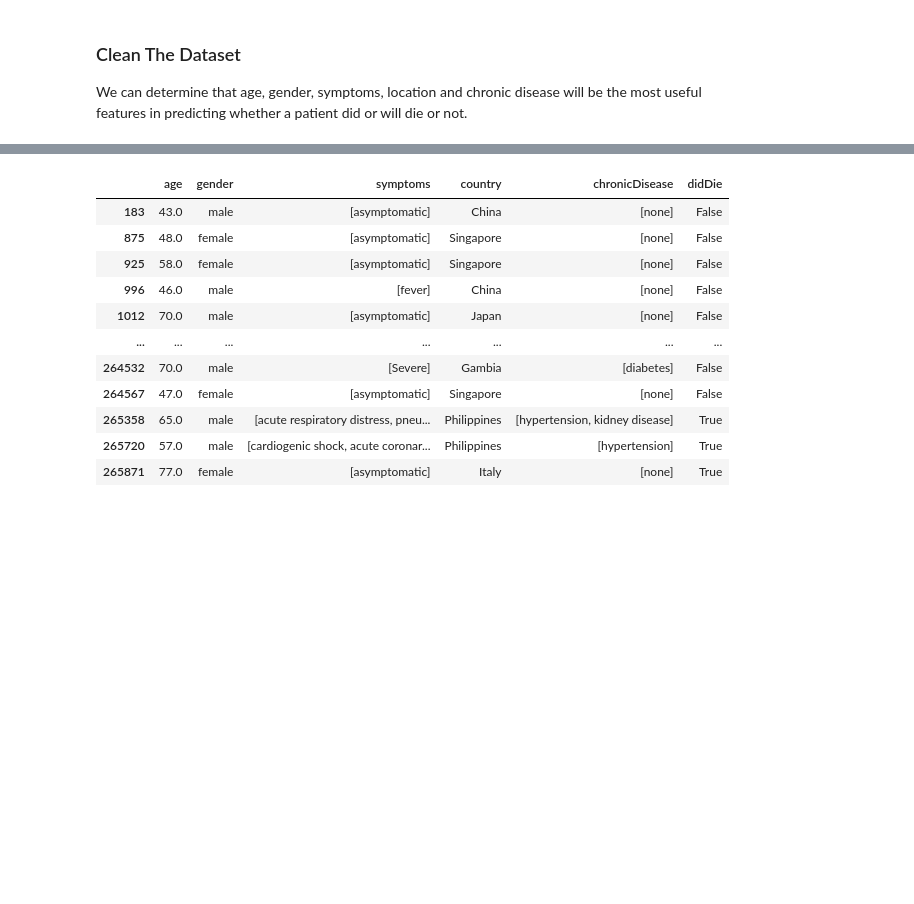
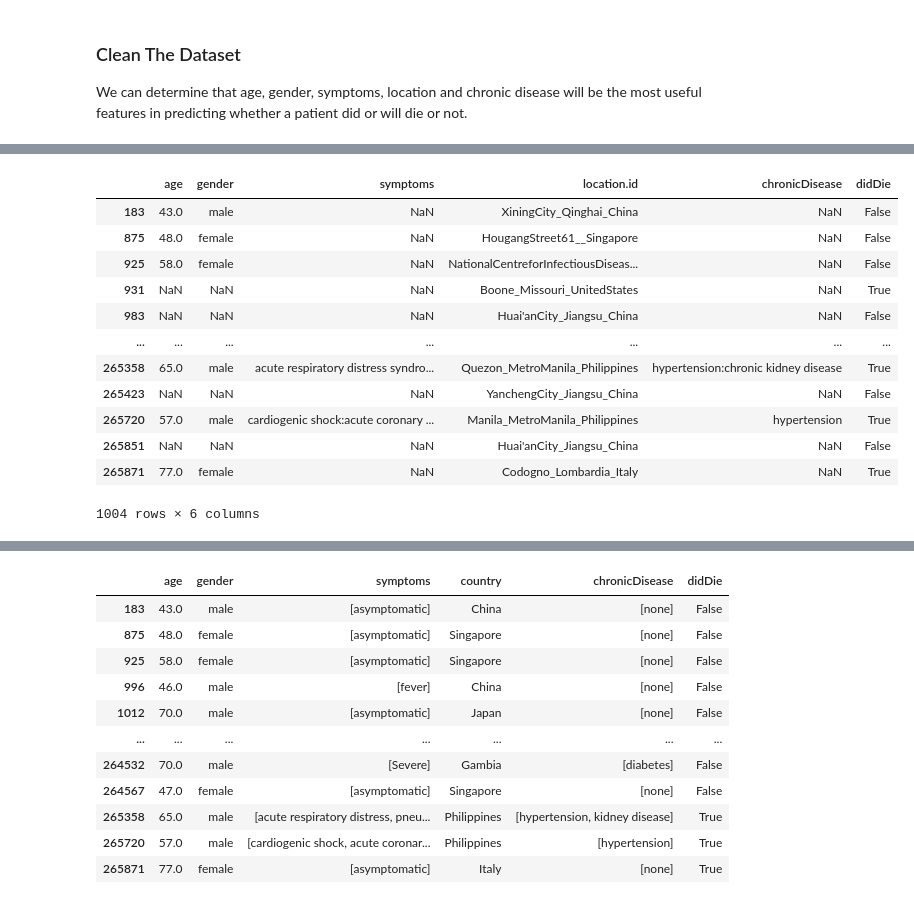
Before and after one commit to edsto1/Covid19_Analysis_and_MachineLearning_Predictions, a Jupyter notebook: Covid19_Data_Cleansing.ipynb, the cells around one changed output, grey strips where cells are left out. Drawn from its saved outputs; the diff is of its cells as text; code cells hidden in the pictures; blank space fills up the shorter version.

```diff
--- a/Covid19_Data_Cleansing.ipynb
+++ b/Covid19_Data_Cleansing.ipynb
@@ -57,9 +57,5 @@ We can determine that age, gender, symptoms, location and chronic disease will b
 # %%
 #Create new df out of only the columns we want
 patient_level = dataset[["age", "gender", "symptoms", "location.id", "chronicDisease", "didDie"]]
-
-#Drop null values
-patient_level = patient_level.dropna(subset = ["didDie", "gender"])
-
-patient_level
+patient_level.info()
 # %% [output]
@@ -78,0 +78,19 @@ patient_level
+# %%
+#Drop null values
+patient_level = patient_level.dropna(subset = ["didDie"])
+
+patient_level
+# %% [output]
+|  | age | gender | symptoms | location.id | chronicDisease | didDie |
+| 183 | 43.0 | male | NaN | XiningCity_Qinghai_China | NaN | False |
+| 875 | 48.0 | female | NaN | HougangStreet61__Singapore | NaN | False |
+| 925 | 58.0 | female | NaN | NationalCentreforInfectiousDiseas... | NaN | False |
+| 931 | NaN | NaN | NaN | Boone_Missouri_UnitedStates | NaN | True |
+| 983 | NaN | NaN | NaN | Huai'anCity_Jiangsu_China | NaN | False |
+| ... | ... | ... | ... | ... | ... | ... |
+| 265358 | 65.0 | male | acute respiratory distress syndro... | Quezon_MetroManila_Philippines | hypertension:chronic kidney disease | True |
+| 265423 | NaN | NaN | NaN | YanchengCity_Jiangsu_China | NaN | False |
+| 265720 | 57.0 | male | cardiogenic shock:acute coronary ... | Manila_MetroManila_Philippines | hypertension | True |
+| 265851 | NaN | NaN | NaN | Huai'anCity_Jiangsu_China | NaN | False |
+| 265871 | 77.0 | female | NaN | Codogno_Lombardia_Italy | NaN | True |
+1004 rows × 6 columns
```
Also changed, not shown: parts of 13 cells of this notebook, 2 other files.
